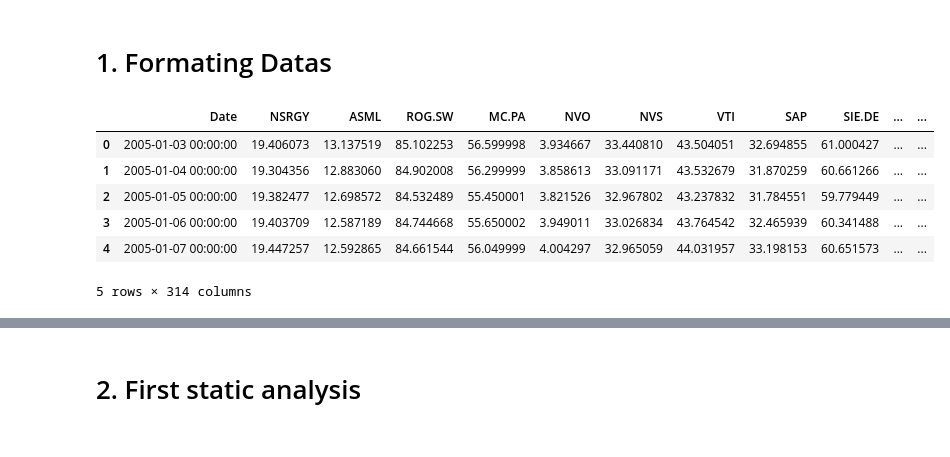
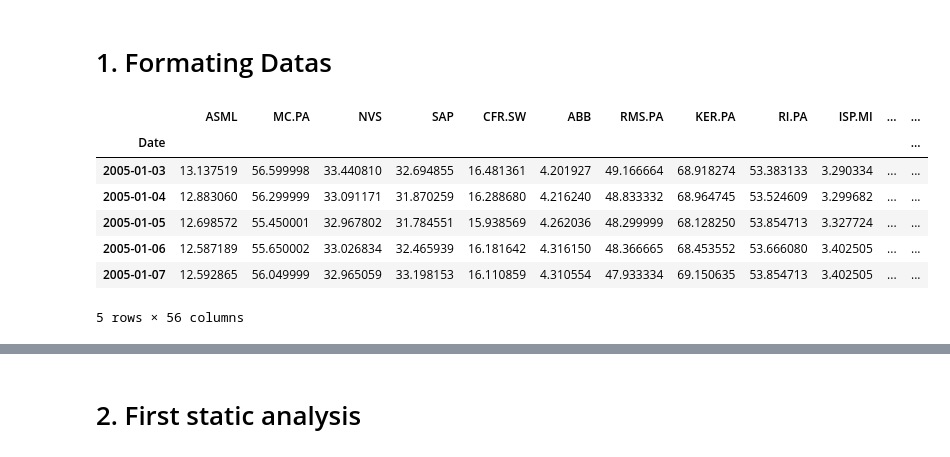
Before and after one commit to bashog/Portfolio-Construction, a Jupyter notebook: 3_portfolio_construction.ipynb, the cells around one changed output, grey strips where cells are left out. Cells and saved outputs as stored; diff of their text form; code cells hidden in the pictures.

```diff
--- a/3_portfolio_construction.ipynb
+++ b/3_portfolio_construction.ipynb
@@ -19,17 +19,20 @@ plt.rcParams['font.family'] = 'serif'
 # 1. Formating Datas
 # %%
 # Importation of the prices
-prices = pd.read_csv("datas/adjusted_daily_prices.csv")
+prices = pd.read_csv("datas/adjusted_daily_prices.csv", index_col=0, parse_dates=True)
 # Importation of the selected tickers
 tickers = tckrs.tickers
 
+prices = prices[tickers]
+
 # Plotting of the DataFrame
 prices.head()
 # %% [output]
-|  | Date | NSRGY | ASML | ROG.SW | MC.PA | NVO | NVS | VTI | SAP | SIE.DE | ... | ... |
-| 0 | 2005-01-03 00:00:00 | 19.406073 | 13.137519 | 85.102253 | 56.599998 | 3.934667 | 33.440810 | 43.504051 | 32.694855 | 61.000427 | ... | ... |
-| 1 | 2005-01-04 00:00:00 | 19.304356 | 12.883060 | 84.902008 | 56.299999 | 3.858613 | 33.091171 | 43.532679 | 31.870259 | 60.661266 | ... | ... |
-| 2 | 2005-01-05 00:00:00 | 19.382477 | 12.698572 | 84.532489 | 55.450001 | 3.821526 | 32.967802 | 43.237832 | 31.784551 | 59.779449 | ... | ... |
-| 3 | 2005-01-06 00:00:00 | 19.403709 | 12.587189 | 84.744668 | 55.650002 | 3.949011 | 33.026834 | 43.764542 | 32.465939 | 60.341488 | ... | ... |
-| 4 | 2005-01-07 00:00:00 | 19.447257 | 12.592865 | 84.661544 | 56.049999 | 4.004297 | 32.965059 | 44.031957 | 33.198153 | 60.651573 | ... | ... |
+|  | ASML | MC.PA | NVS | SAP | CFR.SW | ABB | RMS.PA | KER.PA | RI.PA | ISP.MI | ... | ... |
+| Date |  |  |  |  |  |  |  |  |  |  |  | ... |
+| 2005-01-03 | 13.137519 | 56.599998 | 33.440810 | 32.694855 | 16.481361 | 4.201927 | 49.166664 | 68.918274 | 53.383133 | 3.290334 | ... | ... |
+| 2005-01-04 | 12.883060 | 56.299999 | 33.091171 | 31.870259 | 16.288680 | 4.216240 | 48.833332 | 68.964745 | 53.524609 | 3.299682 | ... | ... |
+| 2005-01-05 | 12.698572 | 55.450001 | 32.967802 | 31.784551 | 15.938569 | 4.262036 | 48.299999 | 68.128250 | 53.854713 | 3.327724 | ... | ... |
+| 2005-01-06 | 12.587189 | 55.650002 | 33.026834 | 32.465939 | 16.181642 | 4.316150 | 48.366665 | 68.453552 | 53.666080 | 3.402505 | ... | ... |
+| 2005-01-07 | 12.592865 | 56.049999 | 32.965059 | 33.198153 | 16.110859 | 4.310554 | 47.933334 | 69.150635 | 53.854713 | 3.402505 | ... | ... |
-5 rows × 314 columns
+5 rows × 56 columns
```
Also changed, not shown: parts of 11 cells of this notebook, 1 other file.
